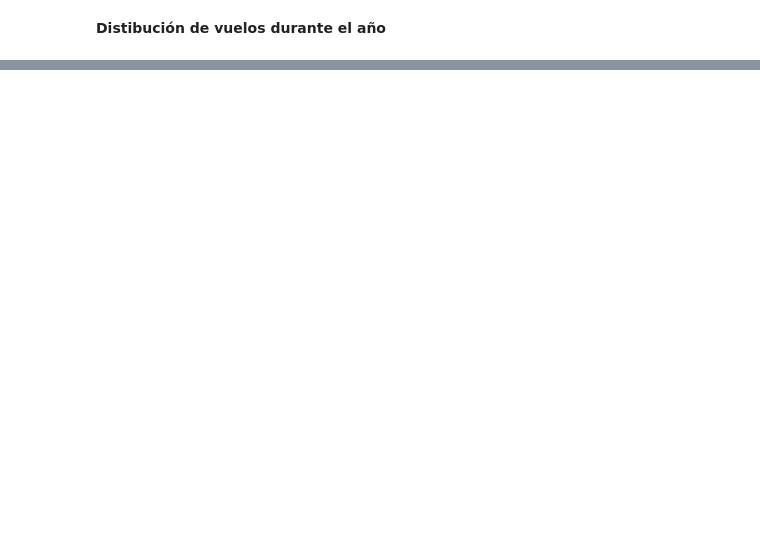
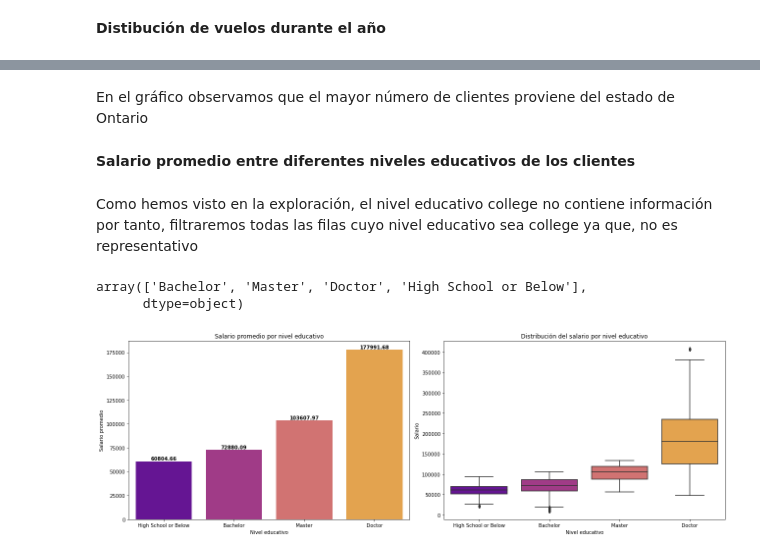
Before and after one commit to Adalab/bda-modulo-3-evaluacion-final-Macresca, a Jupyter notebook: Maria_Crespo_Calabuig.ipynb, the cells around one changed output, grey strips where cells are left out. Drawn from its saved outputs; the diff is of its cells as text; code cells hidden in the pictures; blank space fills up the shorter version.

```diff
--- a/Maria_Crespo_Calabuig.ipynb
+++ b/Maria_Crespo_Calabuig.ipynb
@@ -588,0 +673,17 @@ Name: year, Length: 207632, dtype: int64>
+# %%
+customer_estado = flt_info.groupby(flt_info["province"])["loyalty_number"].nunique()
+customer_estado = customer_estado.sort_values(ascending=True)
+
+plt.figure(figsize=(20, 10))
+
+sns.barplot(x=customer_estado.index, y=customer_estado.values, palette = "viridis")
+
+for indice, valor in enumerate(customer_estado.values):
+    plt.text(indice, valor, str(valor),
+             ha='center', va='bottom', fontweight="bold")
+# Ajusta el tamaño de las etiquetas del eje x
+plt.xticks(rotation=45, ha='right', fontsize=12)
+# Añade título y etiquetas
+plt.title('Número de Clientes Únicos por Estado')
+plt.xlabel('Estado')
+plt.ylabel('Número de Clientes');
@@ -588,0 +692,42 @@ Name: year, Length: 207632, dtype: int64>
+# %% [markdown]
+En el gráfico observamos que el mayor número de clientes proviene del estado de Ontario
+# %% [markdown]
+**Salario promedio entre diferentes niveles educativos de los clientes**
+# %% [markdown]
+Como hemos visto en la exploración, el nivel educativo college no contiene información por tanto, filtraremos todas las filas cuyo nivel educativo sea college ya que, no es representativo
+# %%
+flt_education = flt_info.loc[flt_info['education'] != "College"]
+flt_education["education"].unique()
+# %% [output]
+array(['Bachelor', 'Master', 'Doctor', 'High School or Below'],
+      dtype=object)
+# %%
+# Obtener el salario promedio por nivel educativo y ordenarlos de menor a mayor
+sal_edu = np.round(flt_education.groupby('education')['salary'].mean(), 2)
+sal_edu = sal_edu.sort_values(ascending=True)
+
+# Crear una figura con dos subtramas
+fig, axes = plt.subplots(nrows=1, ncols=2, figsize=(18, 6))
+
+# Barplot con salario promedio
+sns.barplot(x=sal_edu.index, y=sal_edu.values, palette="plasma", ax=axes[0])
+axes[0].set_title('Salario promedio por nivel educativo')
+axes[0].set_xlabel('Nivel educativo')
+axes[0].set_ylabel('Salario promedio')
+
+# Añadir etiquetas de valores en las barras
+for indice, valor in enumerate(sal_edu.values):
+    axes[0].text(indice, valor, str(valor), ha='center', va='bottom', fontweight="bold")
+
+# Boxplot
+sns.boxplot(x='education', y='salary', data=flt_education, order=sal_edu.index, palette="plasma", ax=axes[1])
+axes[1].set_title('Distribución del salario por nivel educativo')
+axes[1].set_xlabel('Nivel educativo')
+axes[1].set_ylabel('Salario')
+
+# Ajustar el diseño
+plt.tight_layout()
+
+plt.show()
+# %% [output]
+[figure, added]
```
Also changed, not shown: parts of 27 cells of this notebook.
